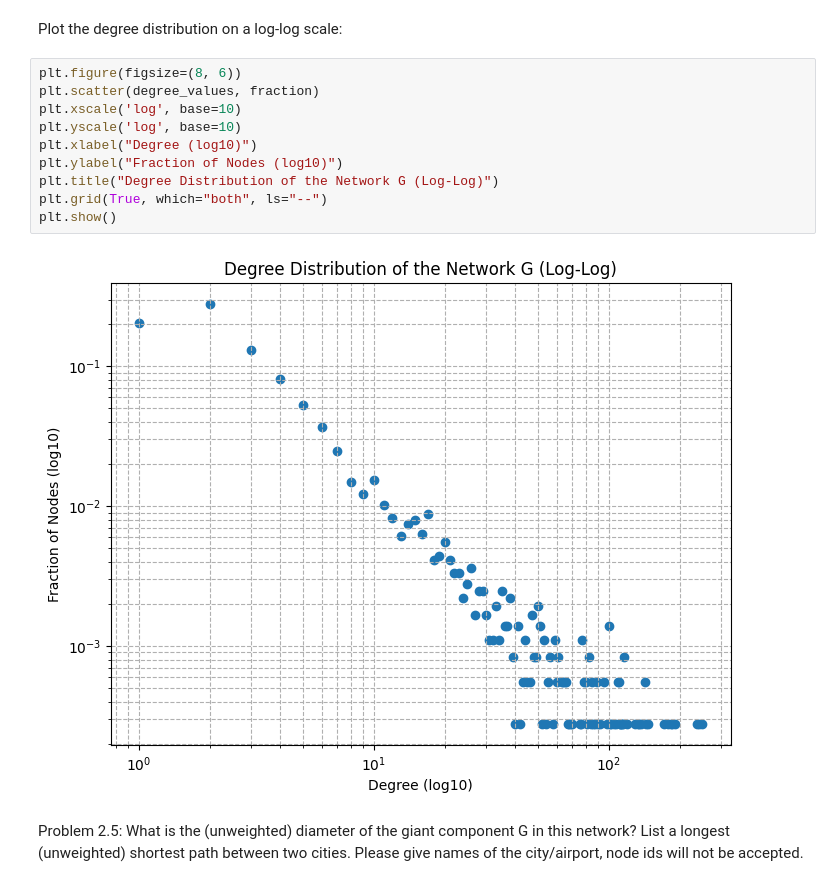
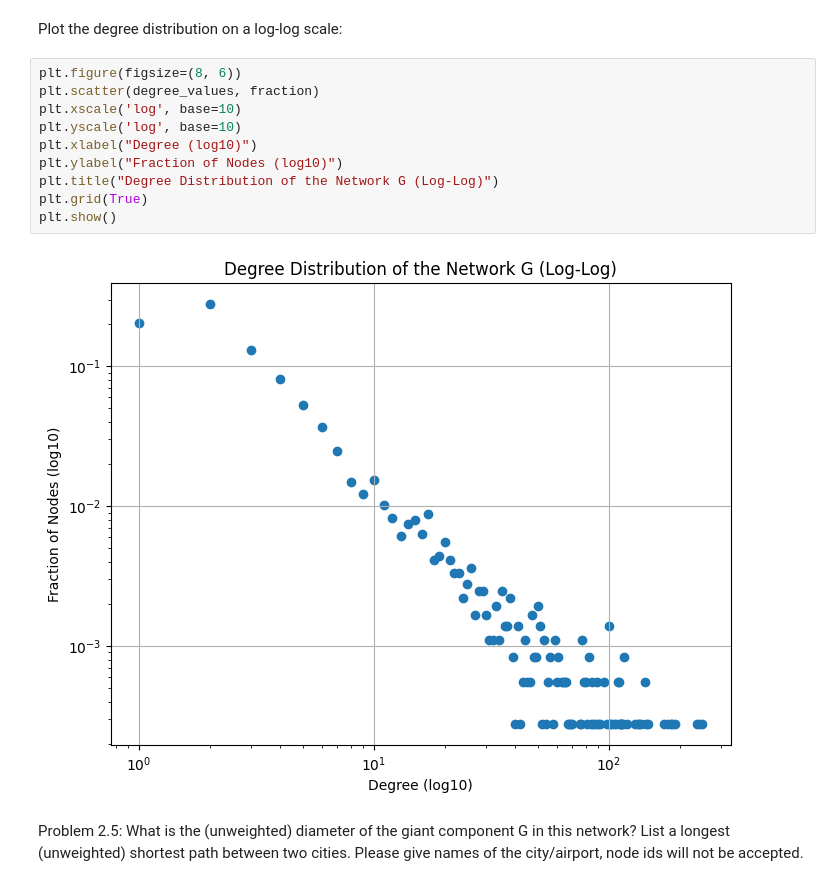
Before and after one commit to KingKeyskey/COMP8800_Assignment_1, a Jupyter notebook: problem_2.ipynb, the cells around one changed output. Cells and saved outputs as stored; diff of their text form.

```diff
--- a/problem_2.ipynb
+++ b/problem_2.ipynb
@@ -98,15 +98,15 @@ Plot the degree distribution on a log-log scale:
 # %%
 plt.figure(figsize=(8, 6))
 plt.scatter(degree_values, fraction)
 plt.xscale('log', base=10)
 plt.yscale('log', base=10)
 plt.xlabel("Degree (log10)")
 plt.ylabel("Fraction of Nodes (log10)")
 plt.title("Degree Distribution of the Network G (Log-Log)")
-plt.grid(True, which="both", ls="--")
+plt.grid(True)
 plt.show()
 # %% [output]
-[figure, old version]
+[figure, new version]
 # %% [markdown]
 Problem 2.5: What is the (unweighted) diameter of the giant component G in this network? List a longest (unweighted) shortest path between two cities. Please give names of the city/airport, node ids will not be accepted.
 # %%
```
Also changed, not shown: parts of 2 cells of this notebook.
